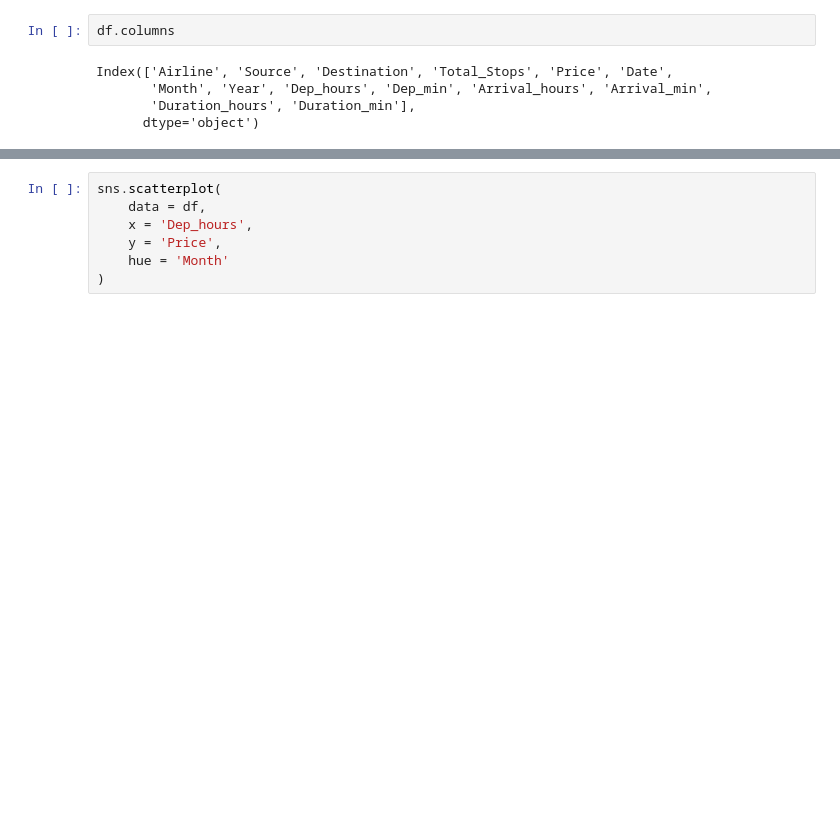
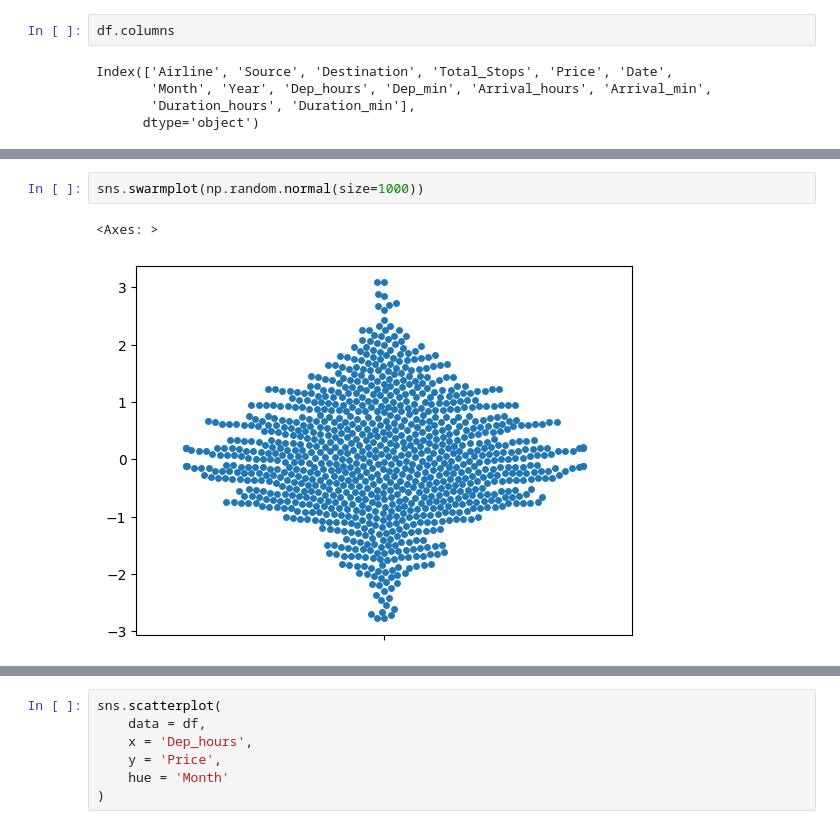
Before and after one commit to 123anshika456/Flight_data_analysis, a Jupyter notebook: flight.ipynb, the cells around one changed output, grey strips where cells are left out. Cells and saved outputs as stored; diff of their text form; blank space fills up the shorter version.

```diff
--- a/flight.ipynb
+++ b/flight.ipynb
@@ -47,0 +46,5 @@ plt.xticks(rotation=80)
+# %%
+sns.swarmplot(np.random.normal(size=1000))
+# %% [output]
+<Axes: >
+[figure, added]
```
Also changed, not shown: parts of 11 cells of this notebook, 2 other files.
